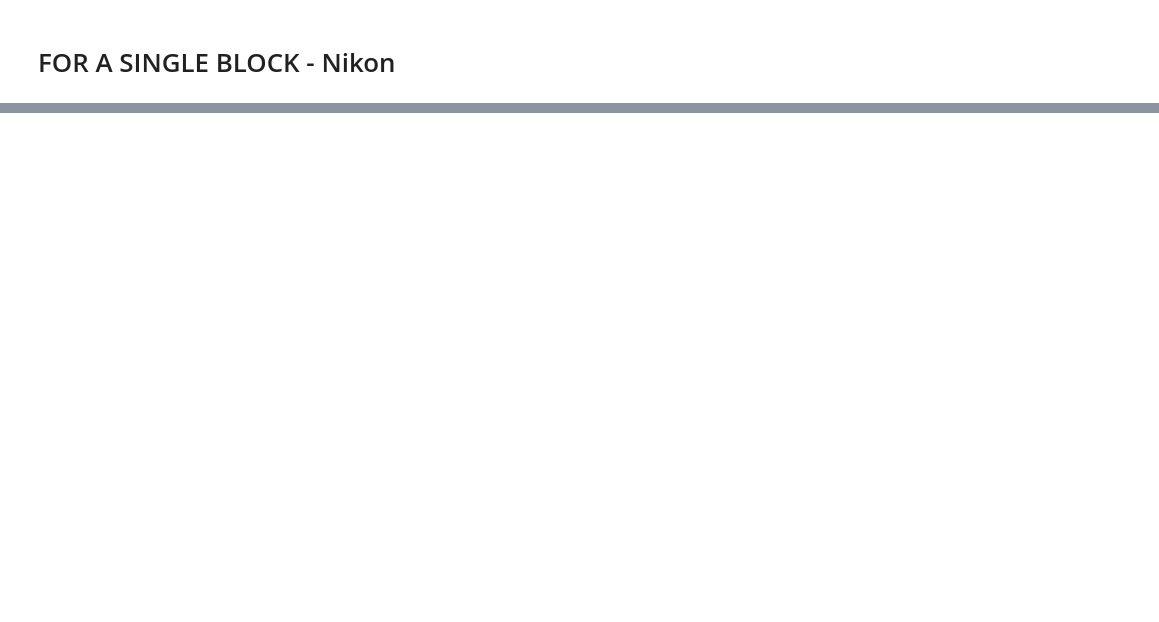
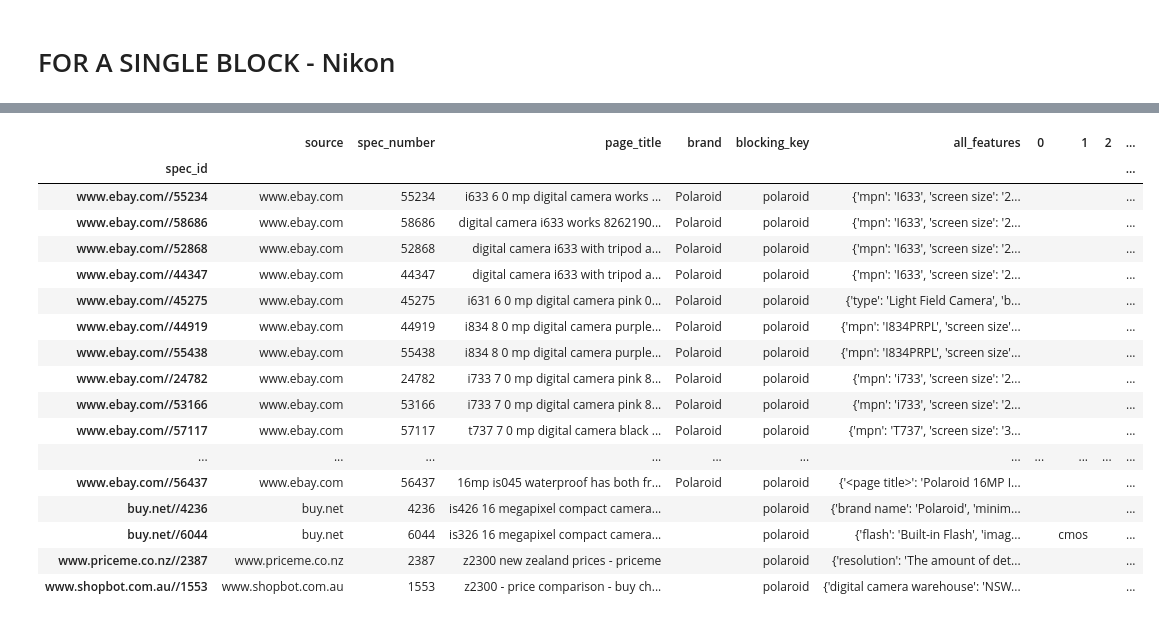
Before and after one commit to GunesYurdakul/SIGMOD, a Jupyter notebook: quickstart_package/MAIN.ipynb, the cells around one changed output, grey strips where cells are left out. Cells and saved outputs as stored; diff of their text form; code cells hidden in the pictures; blank space fills up the shorter version.

```diff
--- a/quickstart_package/MAIN.ipynb
+++ b/quickstart_package/MAIN.ipynb
@@ -152,0 +413,9 @@ len(block_df)
+# %%
+pd.set_option('display.max_columns', None)
+pd.options.display.max_rows = 3000
+block_group_df = block_df.groupby('inblock_cluster')
+# %%
+for i in range(len(list(set(assigned_clusters)))):
+    if(len(block_group_df.get_group(i)[['page_title']])>1):
+        print(block_group_df.get_group(i)[['page_title']].values)
+        print('-------------------')
@@ -176,5 +535,24 @@ cluster2features
 # %%
-block_df.iloc[np.argsort(-block_df['page_title_sim'].loc['buy.net//4236'])]
+block_df.iloc[np.argsort(-block_df['page_title_sim'].loc['www.ebay.com//55234'])]
+# %% [output]
+|  | source | spec_number | page_title | brand | blocking_key | all_features | 0 | 1 | 2 | ... |
+| spec_id |  |  |  |  |  |  |  |  |  | ... |
+| www.ebay.com//55234 | www.ebay.com | 55234 | i633 6 0 mp digital camera works ... | Polaroid | polaroid | {'mpn': 'I633', 'screen size': '2... |  |  |  | ... |
+| www.ebay.com//58686 | www.ebay.com | 58686 | digital camera i633 works 8262190... | Polaroid | polaroid | {'mpn': 'I633', 'screen size': '2... |  |  |  | ... |
+| www.ebay.com//52868 | www.ebay.com | 52868 | digital camera i633 with tripod a... | Polaroid | polaroid | {'mpn': 'I633', 'screen size': '2... |  |  |  | ... |
+| www.ebay.com//44347 | www.ebay.com | 44347 | digital camera i633 with tripod a... | Polaroid | polaroid | {'mpn': 'I633', 'screen size': '2... |  |  |  | ... |
+| www.ebay.com//45275 | www.ebay.com | 45275 | i631 6 0 mp digital camera pink 0... | Polaroid | polaroid | {'type': 'Light Field Camera', 'b... |  |  |  | ... |
+| www.ebay.com//44919 | www.ebay.com | 44919 | i834 8 0 mp digital camera purple... | Polaroid | polaroid | {'mpn': 'I834PRPL', 'screen size'... |  |  |  | ... |
+| www.ebay.com//55438 | www.ebay.com | 55438 | i834 8 0 mp digital camera purple... | Polaroid | polaroid | {'mpn': 'I834PRPL', 'screen size'... |  |  |  | ... |
+| www.ebay.com//24782 | www.ebay.com | 24782 | i733 7 0 mp digital camera pink 8... | Polaroid | polaroid | {'mpn': 'i733', 'screen size': '2... |  |  |  | ... |
+| www.ebay.com//53166 | www.ebay.com | 53166 | i733 7 0 mp digital camera pink 8... | Polaroid | polaroid | {'mpn': 'i733', 'screen size': '2... |  |  |  | ... |
+| www.ebay.com//57117 | www.ebay.com | 57117 | t737 7 0 mp digital camera black ... | Polaroid | polaroid | {'mpn': 'T737', 'screen size': '3... |  |  |  | ... |
+| ... | ... | ... | ... | ... | ... | ... | ... | ... | ... | ... |
+| www.ebay.com//56437 | www.ebay.com | 56437 | 16mp is045 waterproof has both fr... | Polaroid | polaroid | {'<page title>': 'Polaroid 16MP I... |  |  |  | ... |
+| buy.net//4236 | buy.net | 4236 | is426 16 megapixel compact camera... |  | polaroid | {'brand name': 'Polaroid', 'minim... |  |  |  | ... |
+| buy.net//6044 | buy.net | 6044 | is326 16 megapixel compact camera... |  | polaroid | {'flash': 'Built-in Flash', 'imag... |  | cmos |  | ... |
+| www.priceme.co.nz//2387 | www.priceme.co.nz | 2387 | z2300 new zealand prices - priceme |  | polaroid | {'resolution': 'The amount of det... |  |  |  | ... |
+| www.shopbot.com.au//1553 | www.shopbot.com.au | 1553 | z2300 - price comparison - buy ch... |  | polaroid | {'digital camera warehouse': 'NSW... |  |  |  | ... |
 # %%
 block_df.iloc[0]['page_title']
 # %%
```
Also changed, not shown: parts of 44 cells of this notebook, 1 other file.
